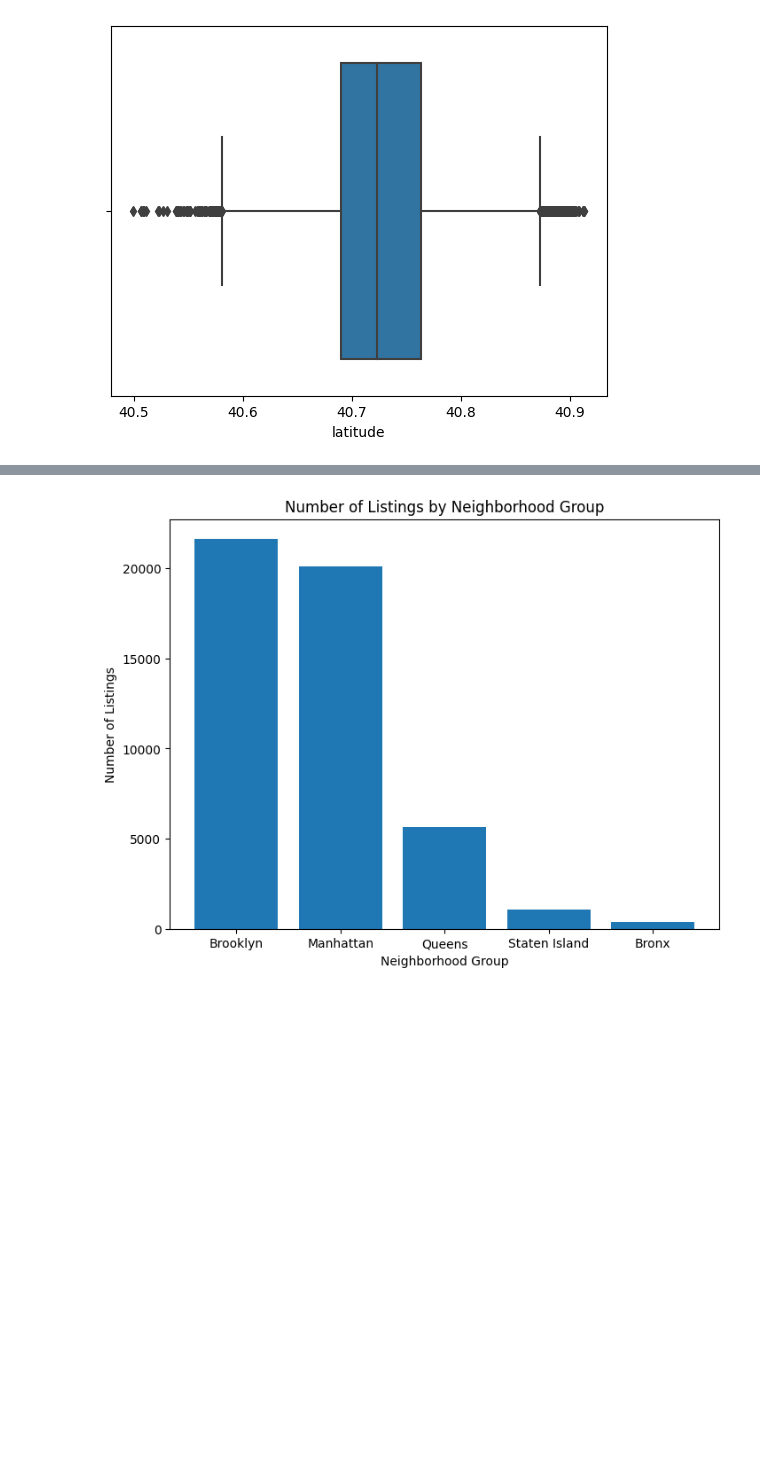
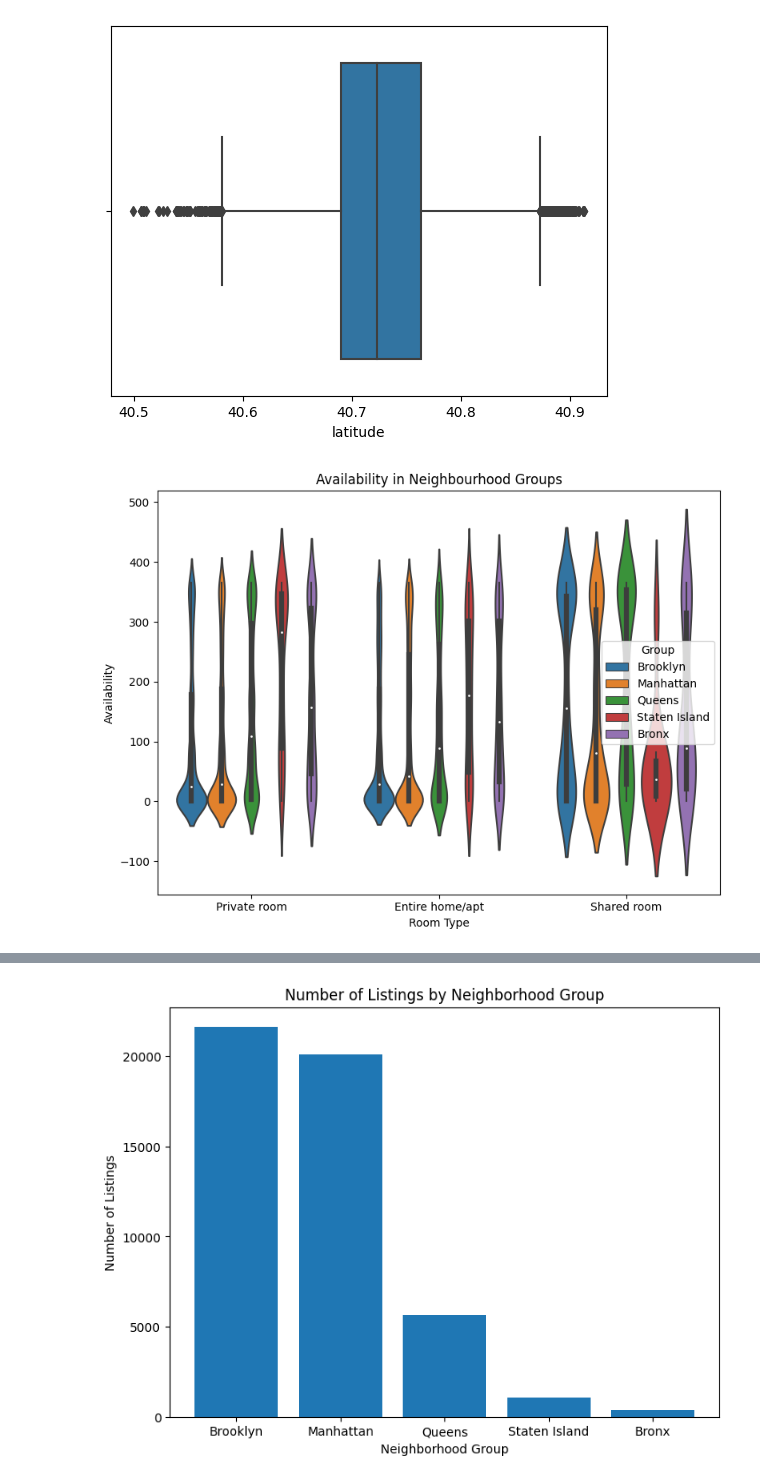
Before and after one commit to The-DigitalAcademy/Machine_Learning_Airbnb, a Jupyter notebook: Airbnb_Analysis_Sav.ipynb, the cells around one changed output, grey strips where cells are left out. Cells and saved outputs as stored; diff of their text form; code cells hidden in the pictures; blank space fills up the shorter version.

```diff
--- a/Airbnb_Analysis_Sav.ipynb
+++ b/Airbnb_Analysis_Sav.ipynb
@@ -239,3 +239,23 @@ sns.boxplot(x=airbnb_df['latitude']);
 [figure]
 # %%
 airbnb_df.to_csv('airBNB_clean.csv')
+# %%
+# Set up the figure and axes
+fig, ax = plt.subplots(figsize=(8, 6))
+
+# Create the violin plot
+sns.violinplot(data=airbnb_df, x='room_type', y='availability_365', hue='neighbourhood_group', ax=ax)
+
+# Set the plot title and axis labels
+ax.set_title('Availability in Neighbourhood Groups')
+ax.set_xlabel('Room Type')
+ax.set_ylabel('Availability')
+ax.legend(title='Group')
+
+# Adjust the plot layout
+plt.tight_layout()
+
+# Display the plot
+plt.show()
+# %% [output]
+[figure, added]
```
Also changed, not shown: parts of 5 cells of this notebook, 3 other files.
